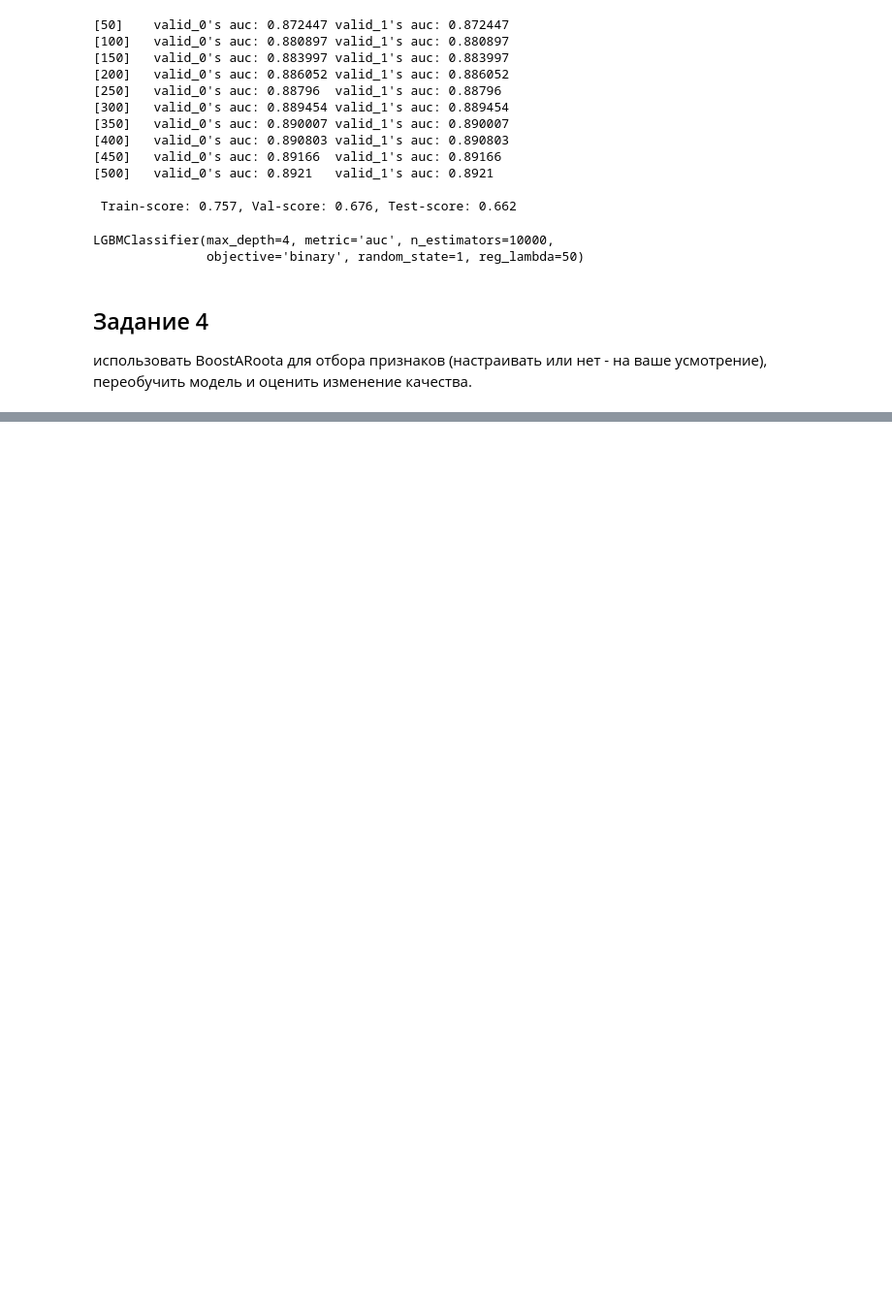
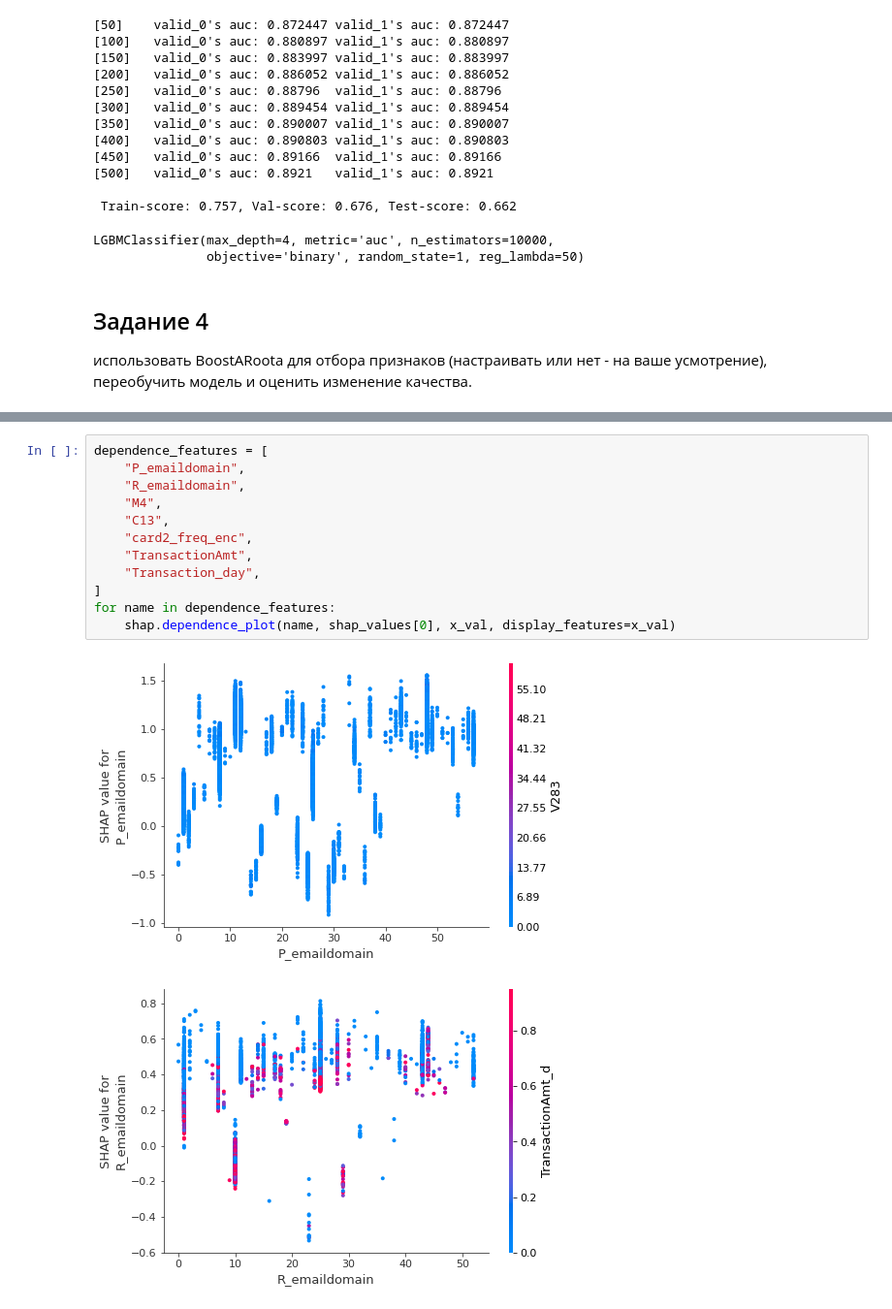
Before and after one commit to evelisko/GB_SDA_Kaggle, a Jupyter notebook: Lesson 6/HW_kaggle_lesson_6.ipynb, the cells around one changed output, grey strips where cells are left out. Shown at 97% size. Drawn from its saved outputs; the diff is of its cells as text; blank space fills up the shorter version.

```diff
--- a/Lesson 6/HW_kaggle_lesson_6.ipynb
+++ b/Lesson 6/HW_kaggle_lesson_6.ipynb
@@ -371,0 +478,15 @@ LGBMClassifier(max_depth=4, metric='auc', n_estimators=10000,
+# %%
+dependence_features = [
+    "P_emaildomain",
+    "R_emaildomain",
+    "M4",
+    "C13",
+    "card2_freq_enc",
+    "TransactionAmt",
+    "Transaction_day",
+]
+for name in dependence_features:
+    shap.dependence_plot(name, shap_values[0], x_val, display_features=x_val)
+# %% [output]
+[figure, added]
+[figure, added]
```
Also changed, not shown: parts of 31 cells of this notebook.
